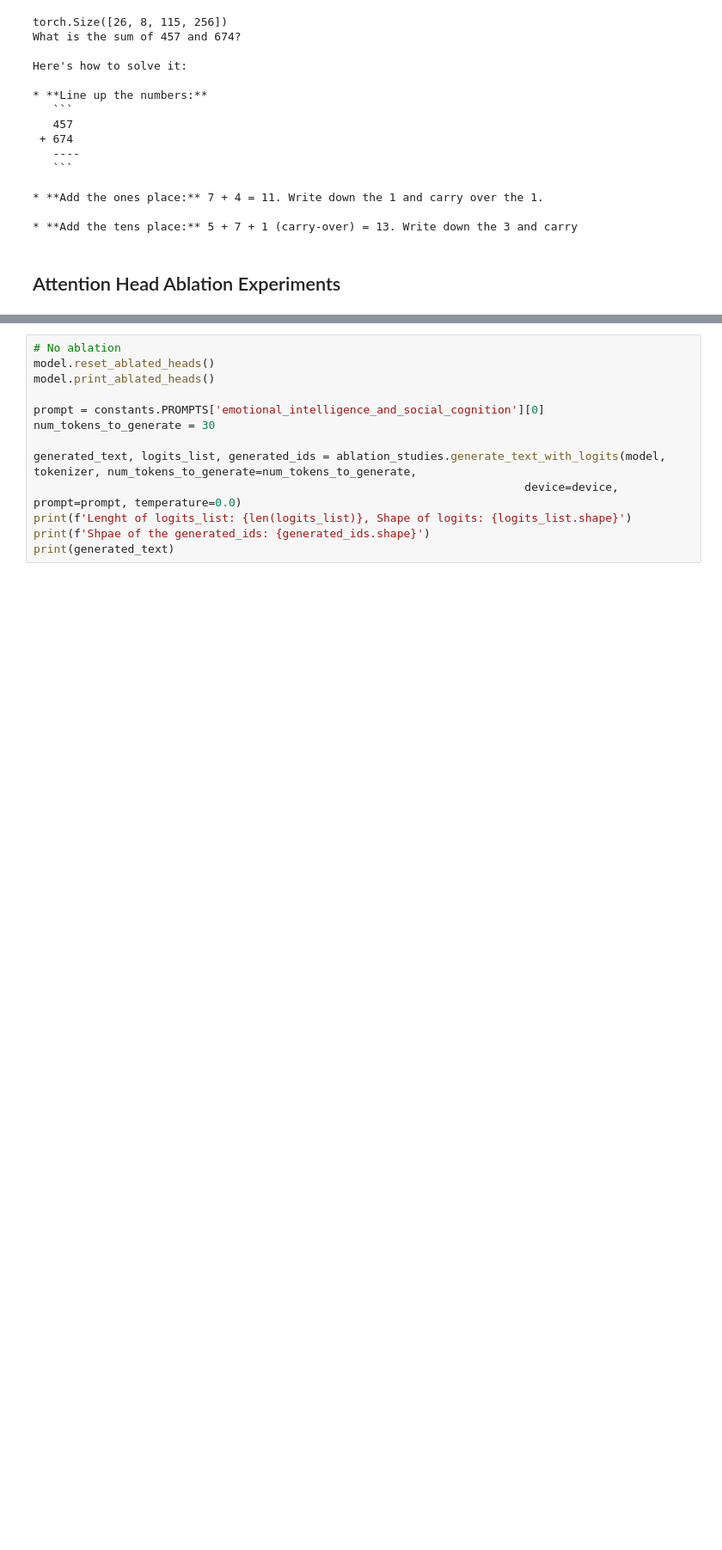
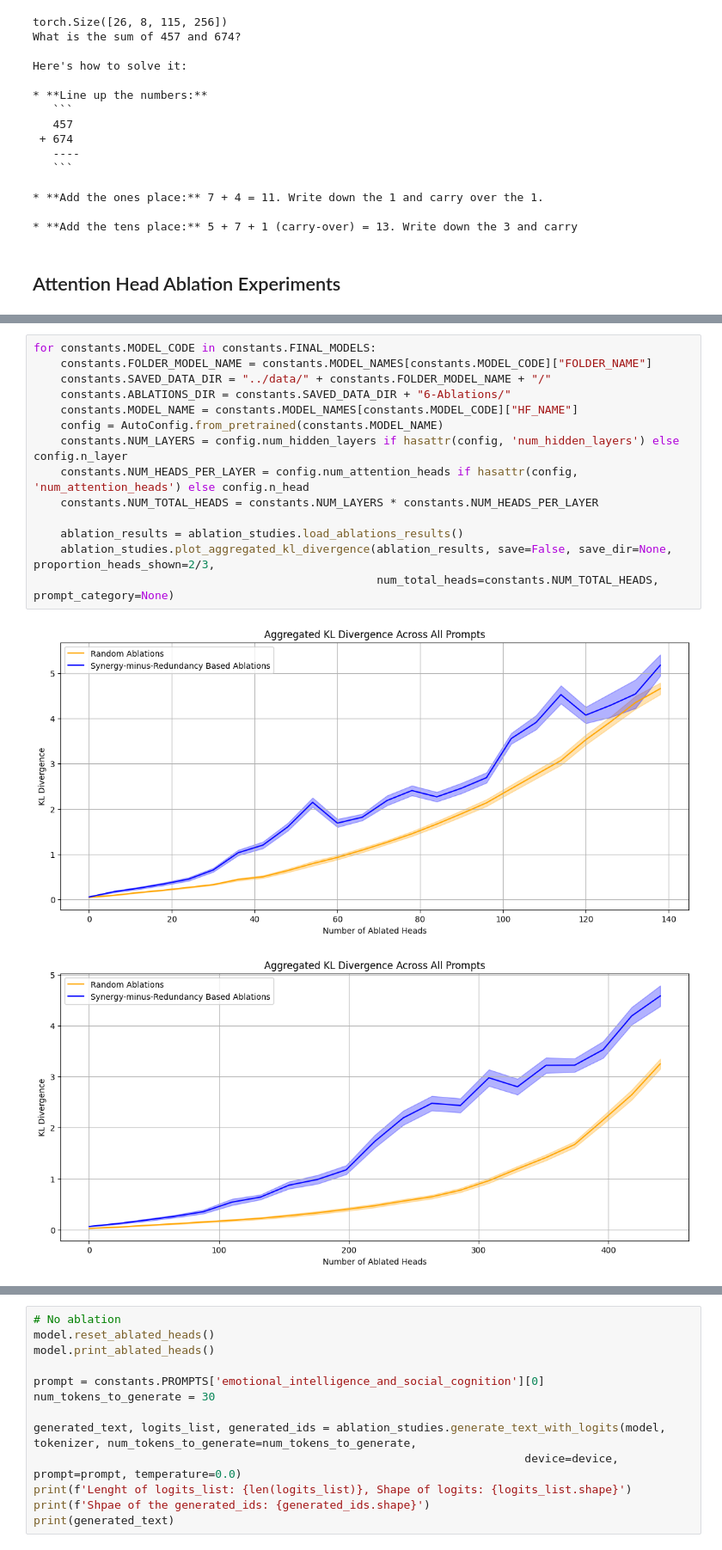
Before and after one commit to pedrou2000/Synergy_Redundancy_LLMs, a Jupyter notebook: src/main.ipynb, the cells around one changed output, grey strips where cells are left out. Shown at 86% size. Drawn from its saved outputs; the diff is of its cells as text; blank space fills up the shorter version.

```diff
--- a/src/main.ipynb
+++ b/src/main.ipynb
@@ -171,0 +200,17 @@ import utils
+# %%
+for constants.MODEL_CODE in constants.FINAL_MODELS:
+    constants.FOLDER_MODEL_NAME = constants.MODEL_NAMES[constants.MODEL_CODE]["FOLDER_NAME"]
+    constants.SAVED_DATA_DIR = "../data/" + constants.FOLDER_MODEL_NAME + "/"
+    constants.ABLATIONS_DIR = constants.SAVED_DATA_DIR + "6-Ablations/"
+    constants.MODEL_NAME = constants.MODEL_NAMES[constants.MODEL_CODE]["HF_NAME"]
+    config = AutoConfig.from_pretrained(constants.MODEL_NAME)
+    constants.NUM_LAYERS = config.num_hidden_layers if hasattr(config, 'num_hidden_layers') else config.n_layer
+    constants.NUM_HEADS_PER_LAYER = config.num_attention_heads if hasattr(config, 'num_attention_heads') else config.n_head
+    constants.NUM_TOTAL_HEADS = constants.NUM_LAYERS * constants.NUM_HEADS_PER_LAYER
+
+    ablation_results = ablation_studies.load_ablations_results()
+    ablation_studies.plot_aggregated_kl_divergence(ablation_results, save=False, save_dir=None, proportion_heads_shown=2/3,
+                                                   num_total_heads=constants.NUM_TOTAL_HEADS, prompt_category=None)
+# %% [output]
+[figure, added]
+[figure, added]
```
Also changed, not shown: parts of 9 cells of this notebook, 10 other files.
